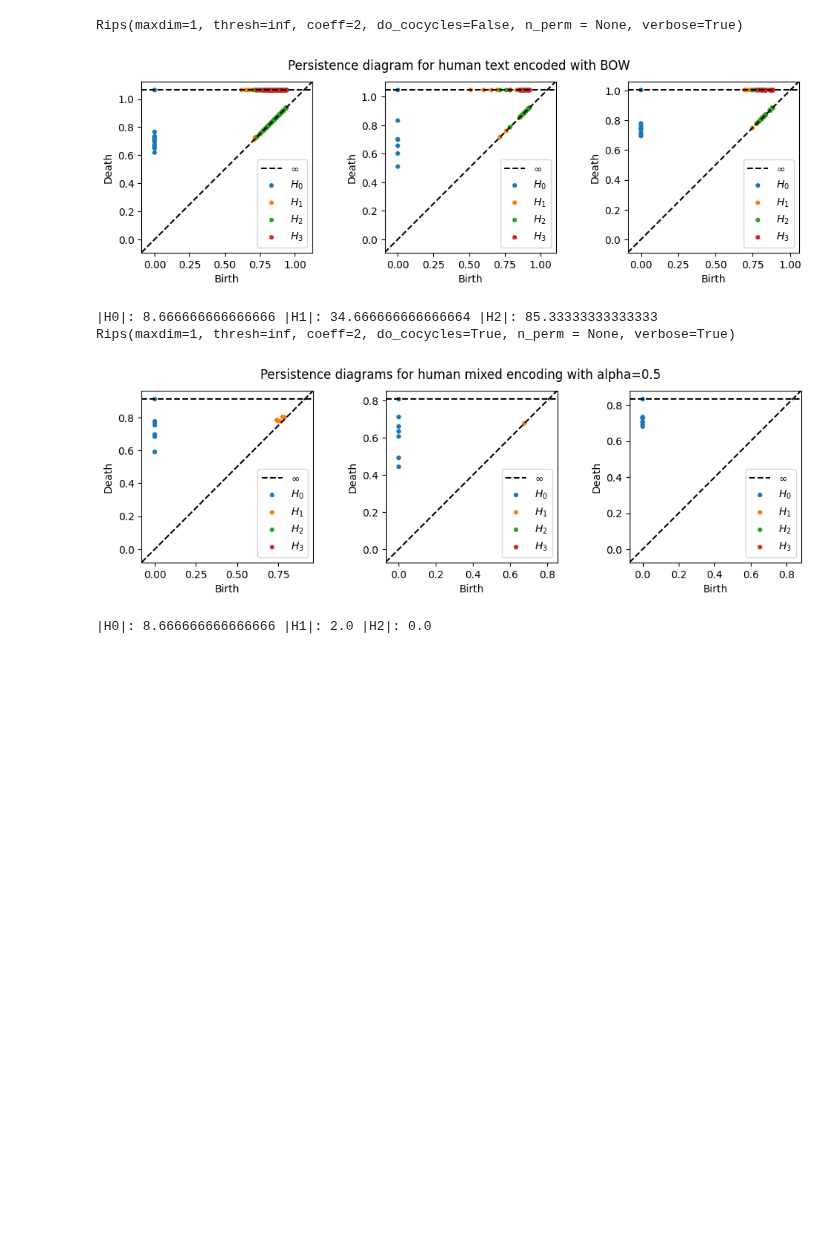
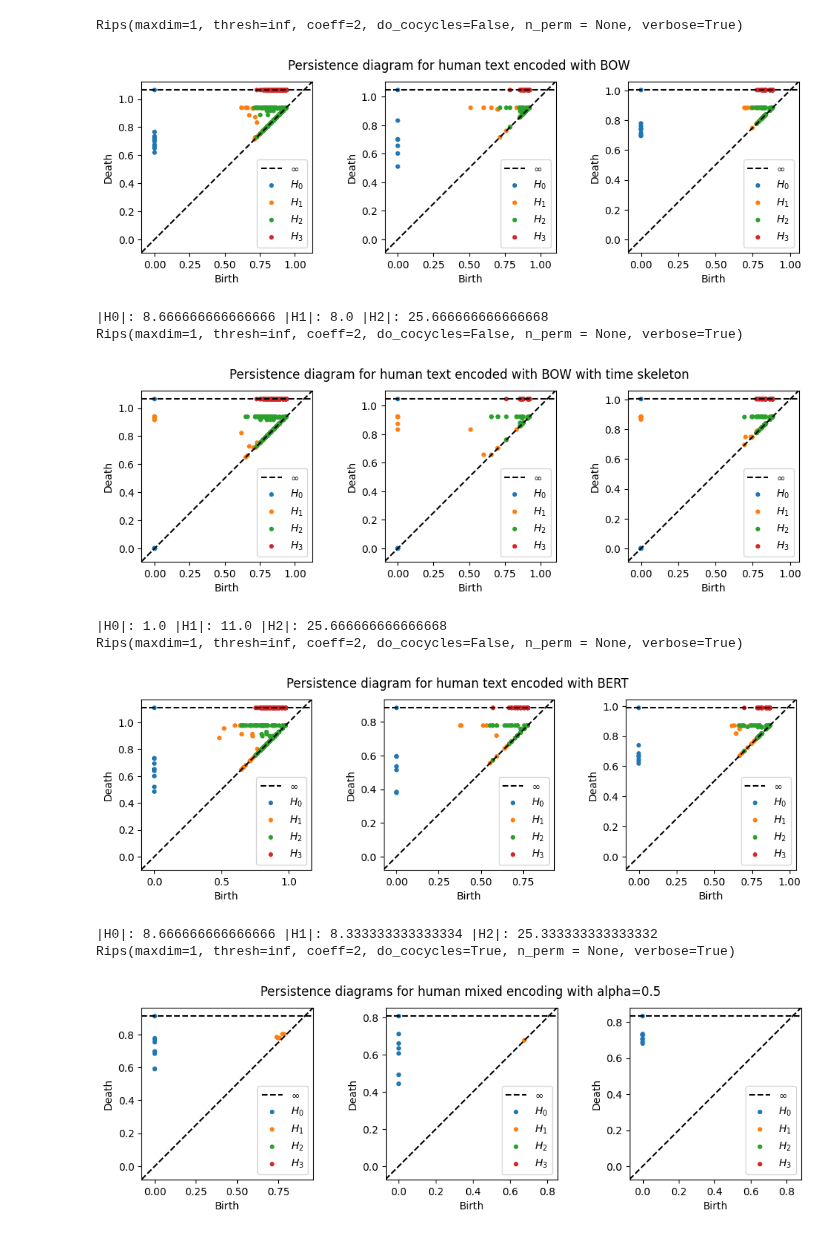
Before and after one commit to aguilin1/tda_ai_text_generation, a Jupyter notebook: tda_ai_text_detection.ipynb, the cells around one changed output. Cells and saved outputs as stored; diff of their text form; code cells hidden in the pictures; blank space fills up the shorter version.

```diff
--- a/tda_ai_text_detection.ipynb
+++ b/tda_ai_text_detection.ipynb
@@ -187,7 +186,7 @@ def simplicies(data):
     points = set(itertools.chain.from_iterable(data))
     p = points.copy()
     complexes_by_distance = {
-        0: set([Simplex([a]) for a in p])
+        0.0: set([Simplex([a]) for a in p])
     }
     for simplex, distance in data.items():
       if distance not in complexes_by_distance:
@@ -218,7 +217,7 @@ def filtration(distances, max_distance, debug = False):
     for points in distances.keys():
         for point in points:
             homologies_births[Simplex([point])] = 0
-    homologies_per_epic[0] = set(homologies_births.keys()) | simplices_by_distance[0]
+    homologies_per_epic[0] = set(homologies_births.keys()) | simplices_by_distance[0.0]
 
     if max_distance == 'inf':
         max_distance = max(distances.values())
@@ -246,7 +245,7 @@ def filtration(distances, max_distance, debug = False):
         print(np.count_nonzero(np.matmul(debug_matrix,debug_matrix) % 2))
 
     # print("\t Running persistence algorithm")
-    deaths, homologies, pivots = evaluate(matrix, sorted_simplices)
+    deaths, homologies, pivots, chain_members = evaluate(matrix, sorted_simplices)
 
     if debug:
         debug_matrix = reconstruct_matrix(matrix)
@@ -269,6 +268,8 @@ def filtration(distances, max_distance, debug = False):
 
     still_living = []
     for still_living_homology, birth in homologies_births.items():
+        if still_living_homology in chain_members:
+            continue
         still_living.append((still_living_homology, birth, None))
         homology = still_living_homology
         if isinstance(homology, set):
@@ -322,6 +323,7 @@ def evaluate(matrix, orig_values):
     pivot_to_column = {}
     values = {i: {homology} for i, homology in enumerate(orig_values)}
 
+    members_of_chain = set()
     for column in range(len(orig_values)+1):
         while True:
             if column in matrix.keys():
@@ -337,12 +339,15 @@ def evaluate(matrix, orig_values):
                     values[column].update(values[previous_pivot_column])
                 else:
                     pivot_to_column[lowest_nonzero] = column
+                    for val in values[lowest_nonzero]:
+                        if val != orig_values[lowest_nonzero]:
+                            members_of_chain.add(val)
                     deaths[orig_values[lowest_nonzero]] = orig_values[column]
                     break
             else:
                 break
 
-    return deaths, values, pivot_to_column
+    return deaths, values, pivot_to_column, members_of_chain
 # %%
 import pickle
 
@@ -500,6 +505,11 @@ plot_persistence_diagram_b(birth_deaths, still_living, max_epic)
 rips = Rips()
 print([a.shape for a in list(dims.values())])
 rips.plot(list(dims.values()))
+
+d = distances(batch_embeddings[0], True)
+
+birth_deaths, still_living, max_epic, dims = filtration(d, 'inf')
+plot_persistence_diagram_b(birth_deaths, still_living, max_epic)
 # %% [output]
 [interactive output not drawn]
 Rips(maxdim=1, thresh=inf, coeff=2, do_cocycles=False, n_perm = None, verbose=True)
@@ -517,7 +528,7 @@ from sklearn.model_selection import train_test_split
 from sklearn.linear_model import LogisticRegression
 
 def diagram_sizes(dgms):
-    return {f"H_{i}": len(d) for i, d in enumerate(dgms)}
+    return {f"H_{i}": len([p for p in d if p[0] != p[1]]) for i, d in enumerate(dgms)}
 
 def print_sizes(sizes, num_abstracts):
   num_h0 = 0
@@ -571,11 +582,16 @@ def run_evaluation(abstract_type, embedding_type, time_skeleton = False, with_sm
     print(description)
 
   for i, embeddings in enumerate(batch_embeddings[0:num_abstracts]):
+    if embeddings.shape[0] < 5:
+      continue
     if with_smoothing:
       embeddings = smoothing(embeddings)
     d = distances(embeddings, time_skeleton)
     birth_deaths, still_living, max_epic, bd = filtration(d, 'inf')
     diagram = list(bd.values())
+
+    # distances = angular_distance_matrix(embeddings, time_skeleton)
+    # diagram = ripserFiltration(distances)
     persistence_diagrams.append(diagram)
     sizes.append(diagram_sizes(diagram))
     # instantiate PeristanceImager to use in plotting
@@ -777,13 +793,18 @@ def evaluation(embedding_type, time_skeleton = False, with_smoothing = False, al
 # %%
 run_evaluation('human', 'bow', graph=True, num_abstracts=6);
 # run_evaluation('human', 'bow', with_smoothing=True, graph=True, num_abstracts=6);
-# run_evaluation('human', 'bow', time_skeleton=True, graph=True, num_abstracts=6);
-# run_evaluation('human', 'bert', graph=True, num_abstracts=6);
+run_evaluation('human', 'bow', time_skeleton=True, graph=True, num_abstracts=6);
+run_evaluation('human', 'bert', graph=True, num_abstracts=6);
 run_mixed_encoding_evaluation('human', 0.5, graph=True, num_abstracts=6);
 # %% [output]
 Rips(maxdim=1, thresh=inf, coeff=2, do_cocycles=False, n_perm = None, verbose=True)
-[figure, old version]
+[figure, new version]
-|H0|: 8.666666666666666 |H1|: 34.666666666666664 |H2|: 85.33333333333333
-Rips(maxdim=1, thresh=inf, coeff=2, do_cocycles=True, n_perm = None, verbose=True)
+|H0|: 8.666666666666666 |H1|: 8.0 |H2|: 25.666666666666668
+Rips(maxdim=1, thresh=inf, coeff=2, do_cocycles=False, n_perm = None, verbose=True)
-[figure, old version]
+[figure, new version]
-|H0|: 8.666666666666666 |H1|: 2.0 |H2|: 0.0
+|H0|: 1.0 |H1|: 11.0 |H2|: 25.666666666666668
+Rips(maxdim=1, thresh=inf, coeff=2, do_cocycles=False, n_perm = None, verbose=True)
+[figure, added]
+|H0|: 8.666666666666666 |H1|: 8.333333333333334 |H2|: 25.333333333333332
+Rips(maxdim=1, thresh=inf, coeff=2, do_cocycles=True, n_perm = None, verbose=True)
+[figure, added]
```
Also changed, not shown: parts of 6 cells of this notebook.
